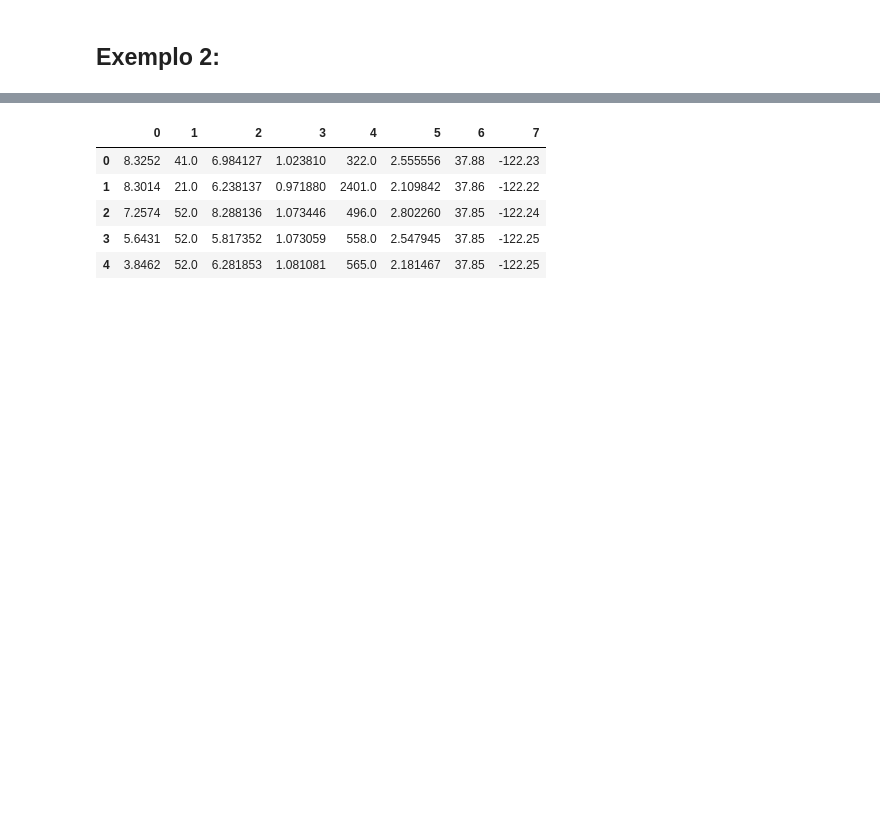
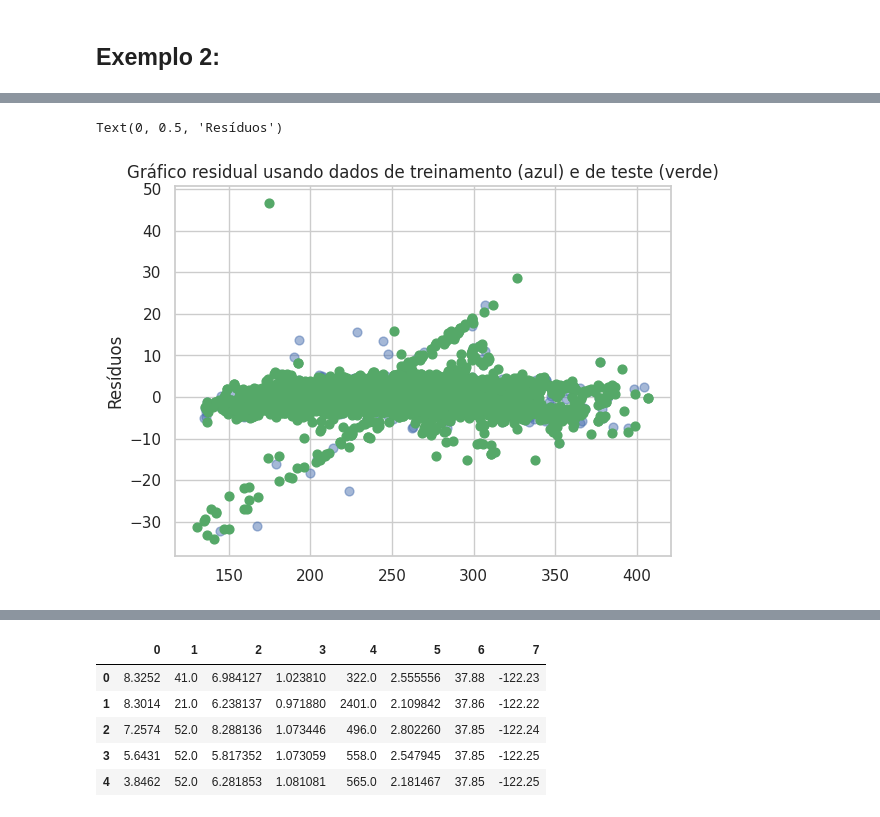
Before and after one commit to leocsato/data_science_studies, a Jupyter notebook: 08_Regressao/Analise de residuos/Analise de Residuos.ipynb, the cells around one changed output, grey strips where cells are left out. Cells and saved outputs as stored; diff of their text form; code cells hidden in the pictures; blank space fills up the shorter version.

```diff
--- a/08_Regressao/Analise de residuos/Analise de Residuos.ipynb
+++ b/08_Regressao/Analise de residuos/Analise de Residuos.ipynb
@@ -40,0 +198,12 @@ import sklearn
+# %%
+train_size = 0.8
+random_state = 42
+# %%
+from sklearn.model_selection import train_test_split
+
+X_train, X_test, Y_train, Y_test = train_test_split(
+X, y, test_size=train_size,random_state = random_state)
+# %%
+lm = LinearRegression()
+# %%
+lm.fit(X_train, Y_train)
@@ -40,0 +223,8 @@ import sklearn
+# %%
+plt.scatter(lm.predict(X_train), lm.predict(X_train) - Y_train, c='b', s=40, alpha=0.5)
+plt.scatter(lm.predict(X_test), lm.predict(X_test) - Y_test, c='g', s=40)
+plt.title('Gráfico residual usando dados de treinamento (azul) e de teste (verde)')
+plt.ylabel('Resíduos')
+# %% [output]
+Text(0, 0.5, 'Resíduos')
+[figure, added]
```
Also changed, not shown: parts of 36 cells of this notebook, 1 other file.
